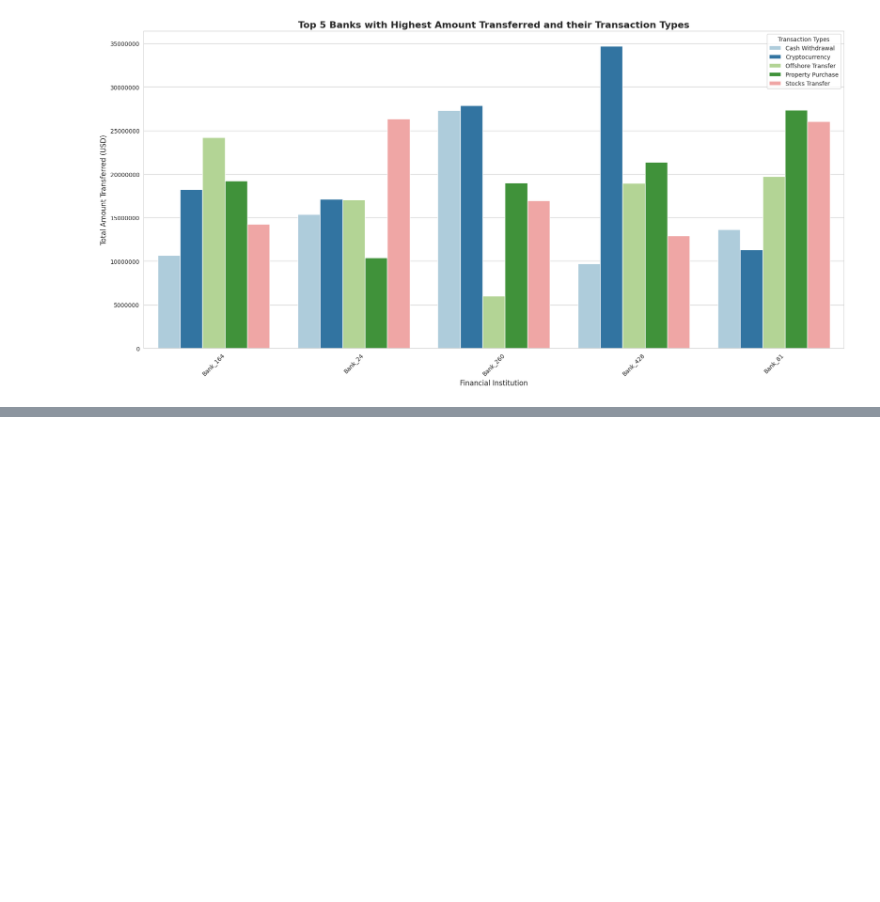
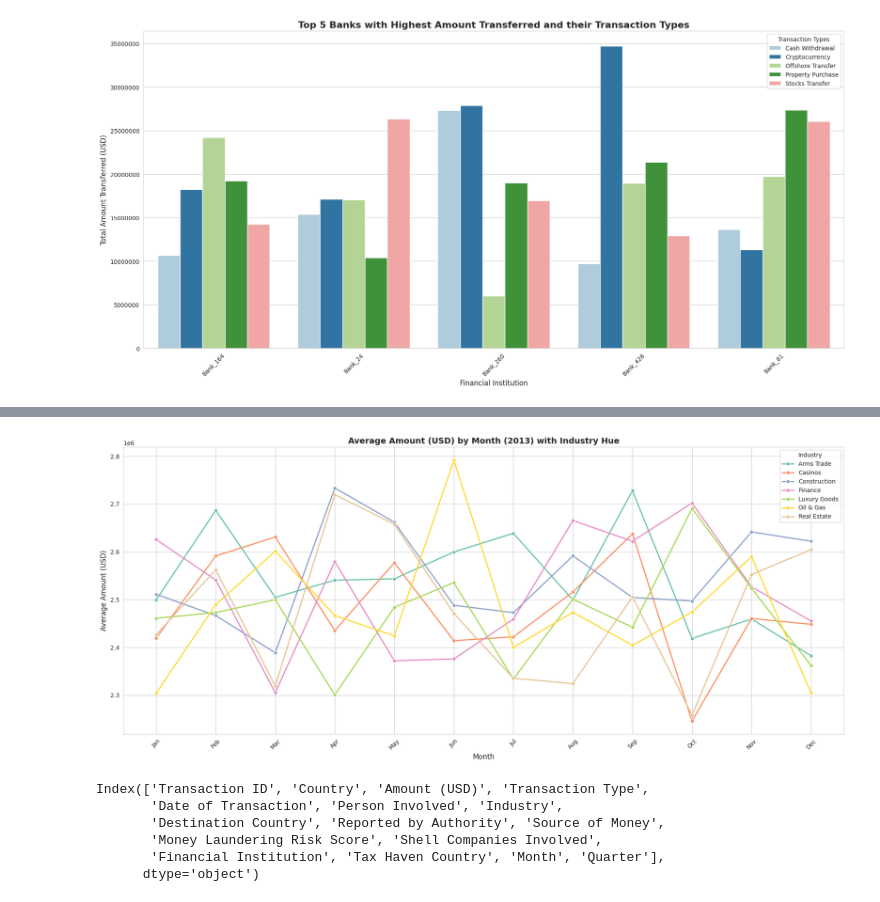
Before and after one commit to muhammadahmed73/Final-Project, a Jupyter notebook: 22031216_UOH_Final_Project.ipynb, the cells around one changed output, grey strips where cells are left out. Drawn from its saved outputs; the diff is of its cells as text; code cells hidden in the pictures; blank space fills up the shorter version.

```diff
--- a/22031216_UOH_Final_Project.ipynb
+++ b/22031216_UOH_Final_Project.ipynb
@@ -515,0 +625,35 @@ plt.show()
+# %%
+# Convert 'Date of Transaction' to datetime
+df['Date of Transaction'] = pd.to_datetime(df['Date of Transaction'])
+
+# Add a column for the month
+df['Month'] = df['Date of Transaction'].dt.month
+
+# Calculate monthly averages grouped by Month and Industry
+monthly_avg = df.groupby(['Month', 'Industry'])['Amount (USD)'].mean().reset_index()
+
+# Create a single plot for monthly averages with hue
+plt.figure(figsize=(18, 8))
+sns.lineplot(data=monthly_avg, x='Month', y='Amount (USD)', marker='o', hue='Industry', palette='Set2', linewidth=2)
+
+# Plot aesthetics
+plt.title('Average Amount (USD) by Month (2013) with Industry Hue', fontsize=14, weight='bold')
+plt.xlabel('Month', fontsize=12)
+plt.ylabel('Average Amount (USD)', fontsize=12)
+plt.xticks(ticks=range(1, 13), labels=['Jan', 'Feb', 'Mar', 'Apr', 'May', 'Jun', 'Jul', 'Aug', 'Sep', 'Oct', 'Nov', 'Dec'], rotation=45)
+
+# Adjust layout and show plot
+plt.tight_layout()
+plt.legend(title='Industry')
+plt.show()
+# %% [output]
+[figure, added]
+# %%
+df.columns
+# %% [output]
+Index(['Transaction ID', 'Country', 'Amount (USD)', 'Transaction Type',
+       'Date of Transaction', 'Person Involved', 'Industry',
+       'Destination Country', 'Reported by Authority', 'Source of Money',
+       'Money Laundering Risk Score', 'Shell Companies Involved',
+       'Financial Institution', 'Tax Haven Country', 'Month', 'Quarter'],
+      dtype='object')
```
Also changed, not shown: parts of 49 cells of this notebook.
